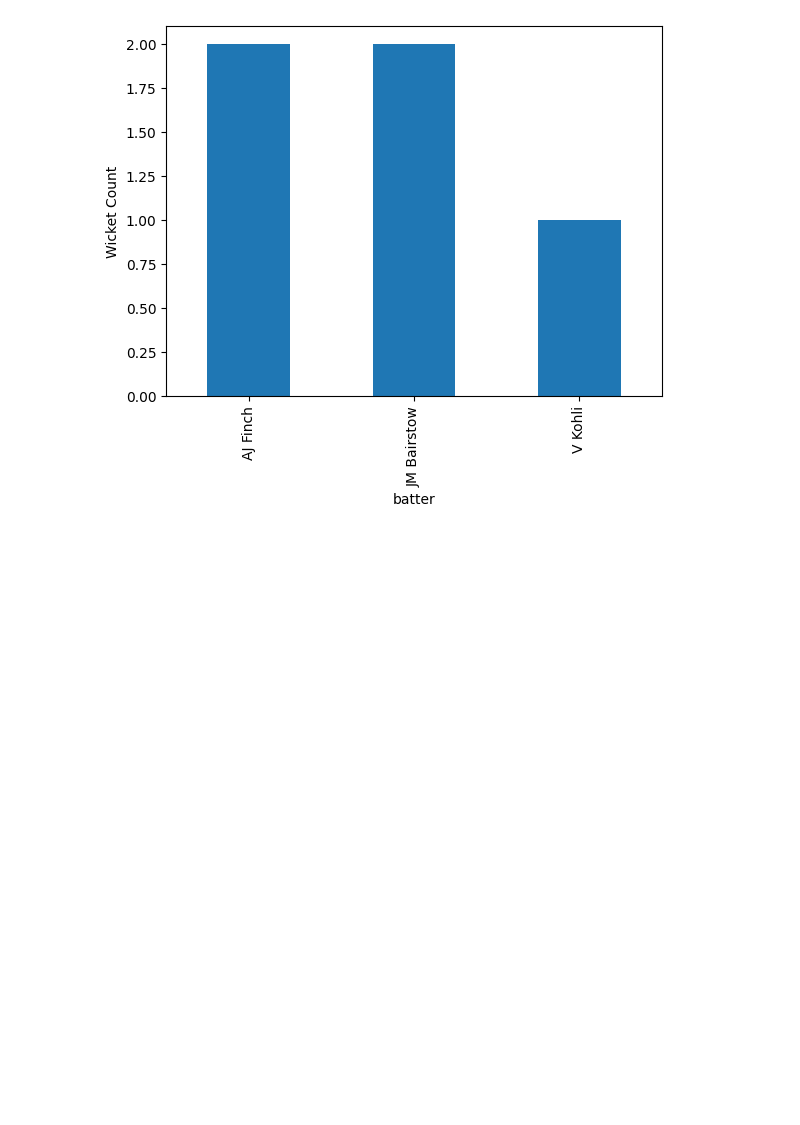
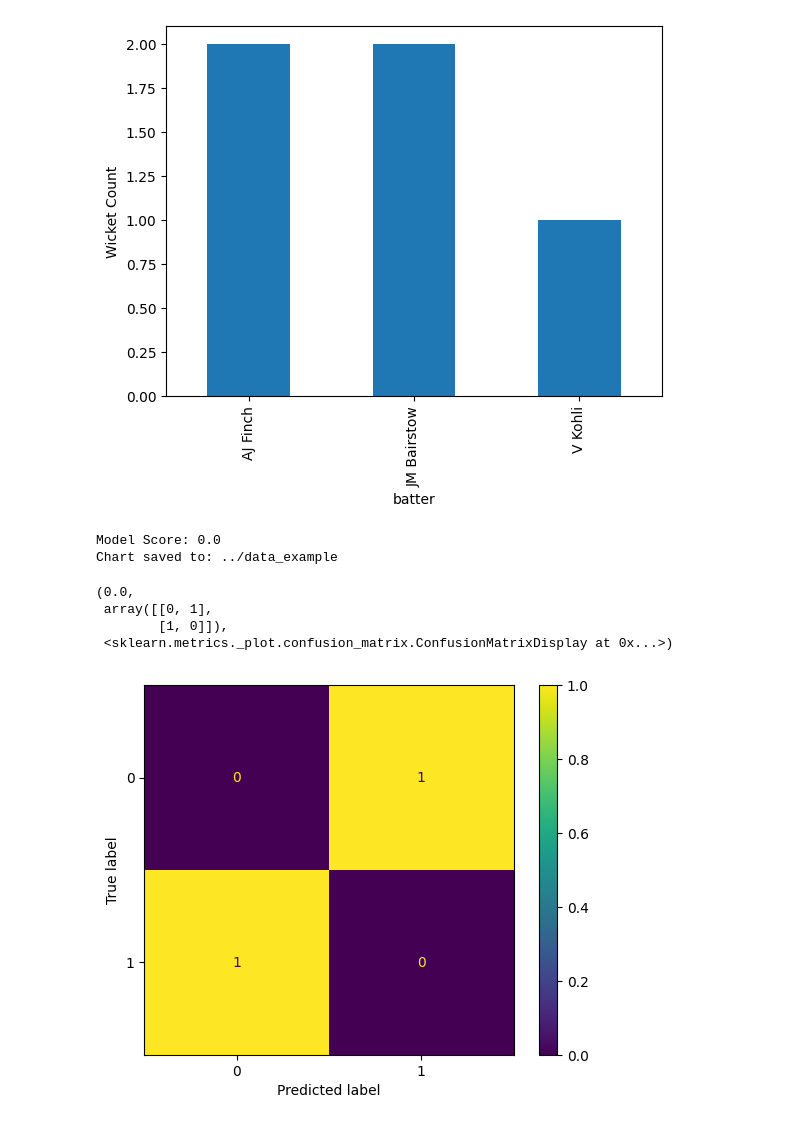
Before and after one commit to DSCI-310-2024/pycricketpred, a Jupyter notebook: docs/example.ipynb, the cells around one changed output. Cells and saved outputs as stored; diff of their text form; code cells hidden in the pictures; blank space fills up the shorter version.

Commit message:
fix test cov

```diff
--- a/docs/example.ipynb
+++ b/docs/example.ipynb
@@ -89,5 +89,13 @@ hist_chart(data_example, 'batter', 'chart2.png', save_path = '../data_example')
 # %%
 ohe, scaler = preprocessing()
 ct = transformer(ohe, scaler)
-final_pipe = build_final_model(ct, X_train, y_train)
-    evaluate_model(final_pipe, X_test, y_test, save_image_path)
+final_pipe = build_final_model(ct, X_train_example, y_train_example)
+evaluate_model(final_pipe, X_test_example, y_test_example, save_image_path="../data_example")
+# %% [output]
+Model Score: 0.0
+Chart saved to: ../data_example
+(0.0,
+ array([[0, 1],
+        [1, 0]]),
+ <sklearn.metrics._plot.confusion_matrix.ConfusionMatrixDisplay at 0x...>)
+[figure, added]
```
